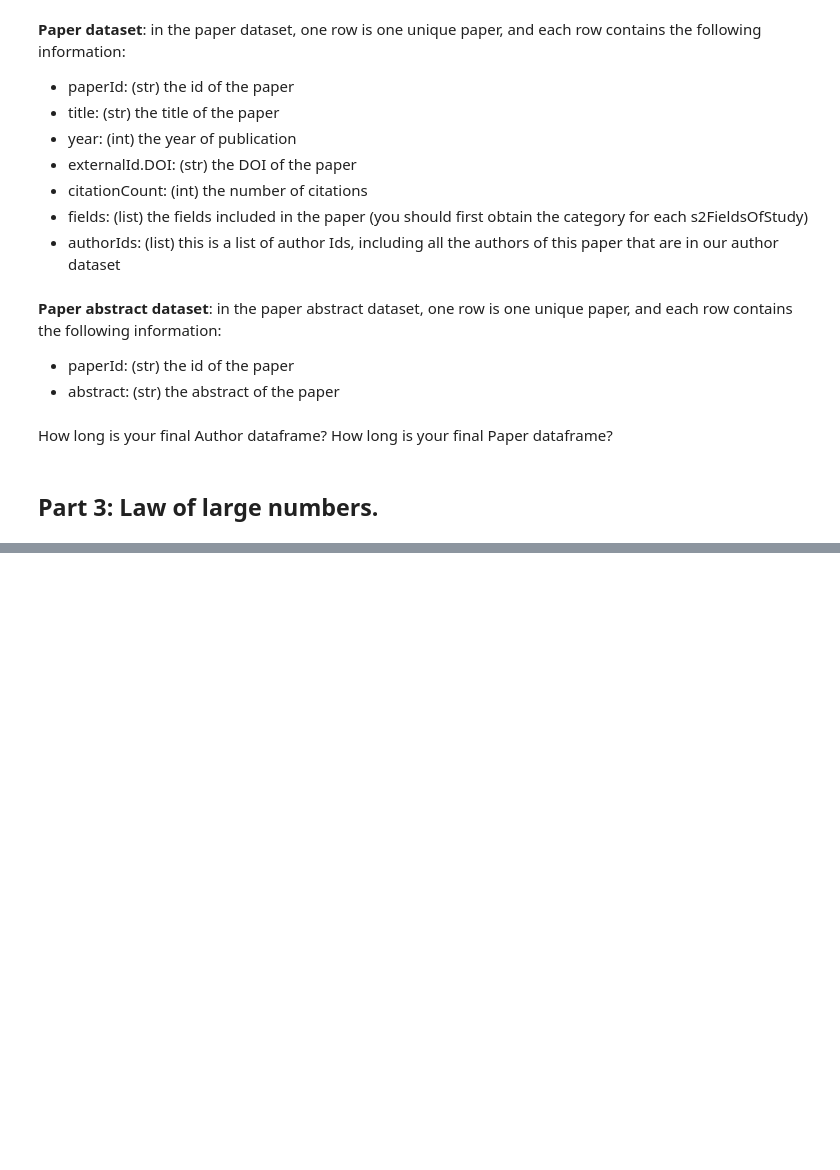
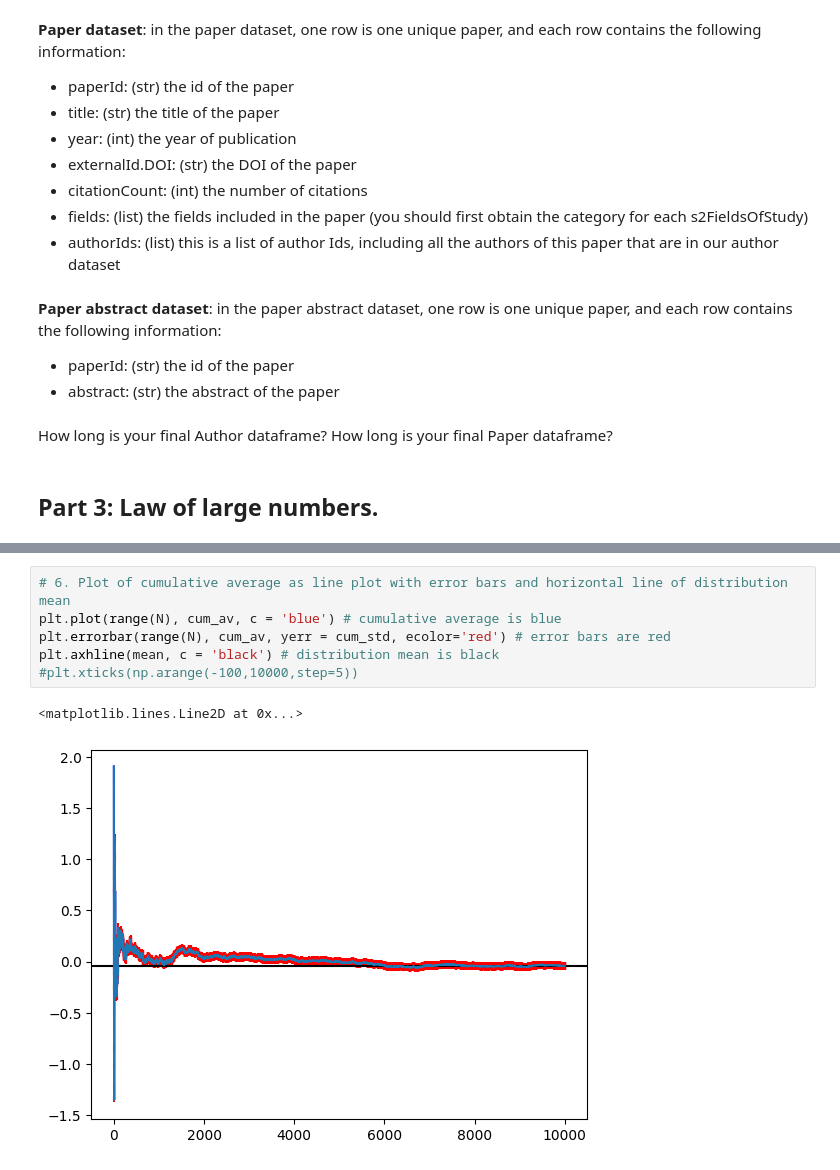
Before and after one commit to fridamariejoergensen/CSS, a Jupyter notebook: Assignment1.ipynb, the cells around one changed output, grey strips where cells are left out. Drawn from its saved outputs; the diff is of its cells as text; blank space fills up the shorter version.

```diff
--- a/Assignment1.ipynb
+++ b/Assignment1.ipynb
@@ -130,0 +185,9 @@ How long is your final Author dataframe? How long is your final Paper dataframe?
+# %%
+# 6. Plot of cumulative average as line plot with error bars and horizontal line of distribution mean
+plt.plot(range(N), cum_av, c = 'blue') # cumulative average is blue
+plt.errorbar(range(N), cum_av, yerr = cum_std, ecolor='red') # error bars are red
+plt.axhline(mean, c = 'black') # distribution mean is black
+#plt.xticks(np.arange(-100,10000,step=5))
+# %% [output]
+<matplotlib.lines.Line2D at 0x...>
+[figure, added]
```
Also changed, not shown: parts of 6 cells of this notebook.
